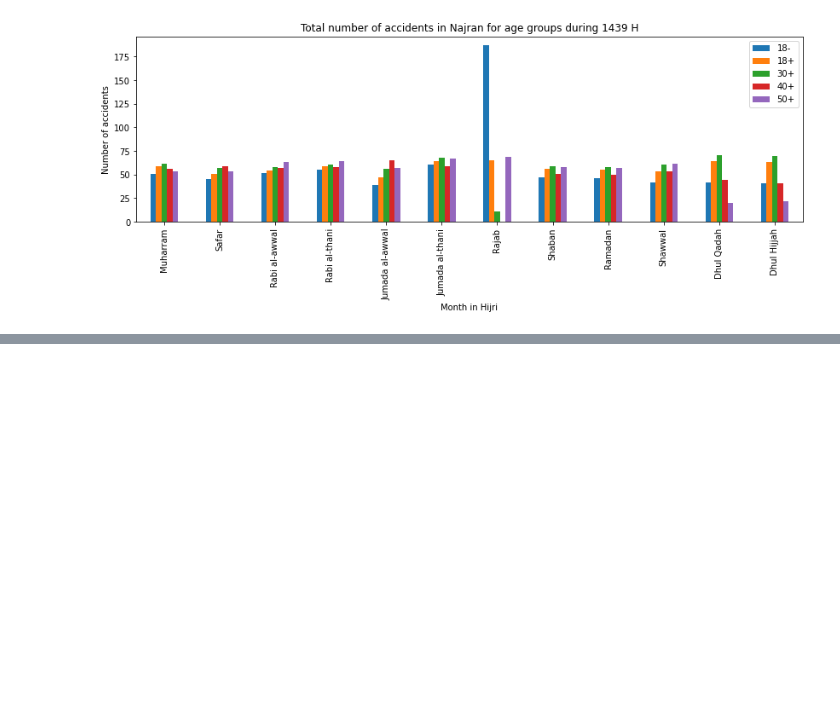
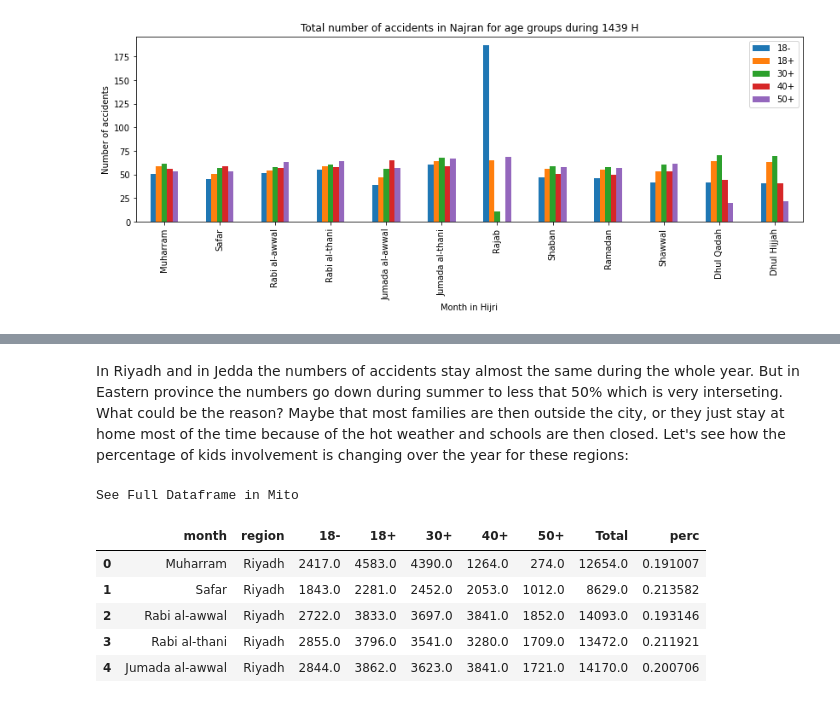
Before and after one commit to qoraraf/Udacity_DS_project_1, a Jupyter notebook: traffic_KSA.ipynb, the cells around one changed output, grey strips where cells are left out. Saved outputs shown, nothing was run; the diff lists cells and outputs as text; code cells hidden in the pictures; blank space fills up the shorter version.

```diff
--- a/traffic_KSA.ipynb
+++ b/traffic_KSA.ipynb
@@ -417,0 +424,15 @@ plt.show()
+# %% [markdown]
+In Riyadh and in Jedda the numbers of accidents stay almost the same during the whole year. But in Eastern province the numbers go down during summer to less that 50% which is very interseting.
+What could be the reason?
+Maybe that most families are then outside the city, or they just stay at home most of the time because of the hot weather and schools are then closed.
+Let's see how the percentage of kids involvement is changing over the year for these regions:
+# %%
+age_df.head()
+# %% [output]
+See Full Dataframe in Mito
+|  | month | region | 18- | 18+ | 30+ | 40+ | 50+ | Total | perc |
+| 0 | Muharram | Riyadh | 2417.0 | 4583.0 | 4390.0 | 1264.0 | 274.0 | 12654.0 | 0.191007 |
+| 1 | Safar | Riyadh | 1843.0 | 2281.0 | 2452.0 | 2053.0 | 1012.0 | 8629.0 | 0.213582 |
+| 2 | Rabi al-awwal | Riyadh | 2722.0 | 3833.0 | 3697.0 | 3841.0 | 1852.0 | 14093.0 | 0.193146 |
+| 3 | Rabi al-thani | Riyadh | 2855.0 | 3796.0 | 3541.0 | 3280.0 | 1709.0 | 13472.0 | 0.211921 |
+| 4 | Jumada al-awwal | Riyadh | 2844.0 | 3862.0 | 3623.0 | 3841.0 | 1721.0 | 14170.0 | 0.200706 |
```
Also changed, not shown: parts of 59 cells of this notebook.
